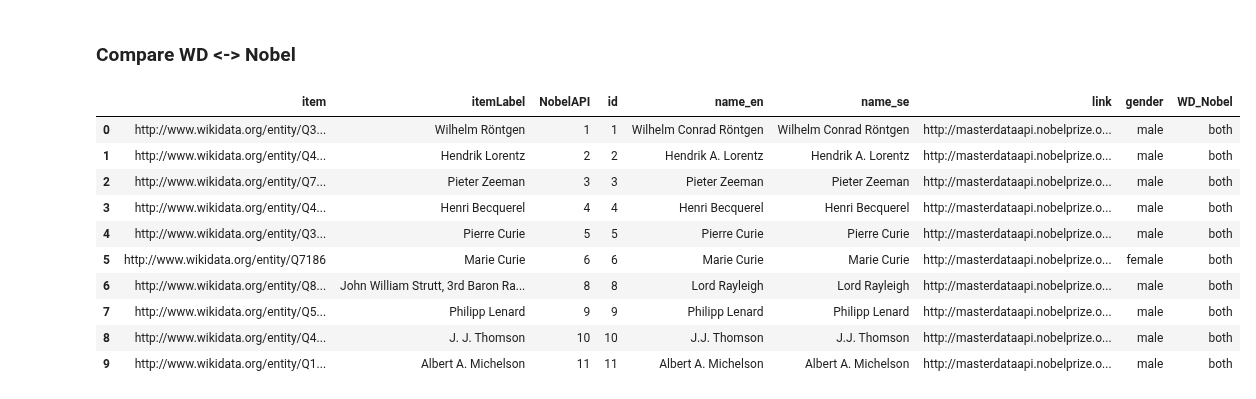
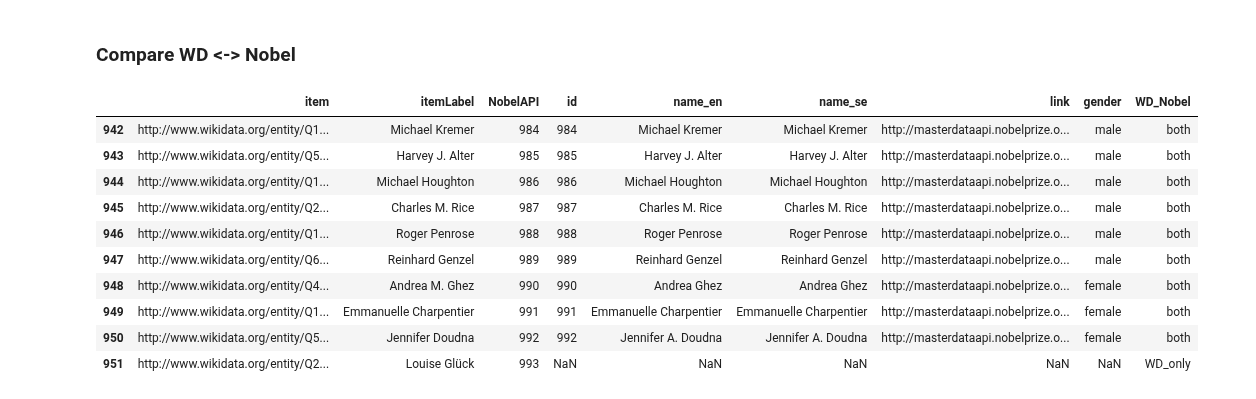
Before and after one commit to salgo60/open-data-examples, a Jupyter notebook: Nobel API.ipynb, the cells around one changed output. Cells and saved outputs as stored; diff of their text form; code cells hidden in the pictures.

Commit message:
Nobel
Nobel

```diff
--- a/Nobel API.ipynb
+++ b/Nobel API.ipynb
@@ -161,20 +162,20 @@ memory usage: 22.4+ KB
 # %%
 dfmerge = pd.merge(WDNobel, NobelTot,how='outer', left_on="NobelAPI",right_on="id",indicator=True)
 dfmerge['_merge'] = dfmerge['_merge'].str.replace('left_only','WD_only').str.replace('right_only','Nobel_only')
 dfmerge.rename(columns={"_merge": "WD_Nobel"},inplace = True)
-dfmerge[0:10]
+dfmerge[-10:]
 # %% [output]
 |  | item | itemLabel | NobelAPI | id | name_en | name_se | link | gender | WD_Nobel |
-| 0 | http://www.wikidata.org/entity/Q3... | Wilhelm Röntgen | 1 | 1 | Wilhelm Conrad Röntgen | Wilhelm Conrad Röntgen | http://masterdataapi.nobelprize.o... | male | both |
-| 1 | http://www.wikidata.org/entity/Q4... | Hendrik Lorentz | 2 | 2 | Hendrik A. Lorentz | Hendrik A. Lorentz | http://masterdataapi.nobelprize.o... | male | both |
-| 2 | http://www.wikidata.org/entity/Q7... | Pieter Zeeman | 3 | 3 | Pieter Zeeman | Pieter Zeeman | http://masterdataapi.nobelprize.o... | male | both |
-| 3 | http://www.wikidata.org/entity/Q4... | Henri Becquerel | 4 | 4 | Henri Becquerel | Henri Becquerel | http://masterdataapi.nobelprize.o... | male | both |
-| 4 | http://www.wikidata.org/entity/Q3... | Pierre Curie | 5 | 5 | Pierre Curie | Pierre Curie | http://masterdataapi.nobelprize.o... | male | both |
-| 5 | http://www.wikidata.org/entity/Q7186 | Marie Curie | 6 | 6 | Marie Curie | Marie Curie | http://masterdataapi.nobelprize.o... | female | both |
-| 6 | http://www.wikidata.org/entity/Q8... | John William Strutt, 3rd Baron Ra... | 8 | 8 | Lord Rayleigh | Lord Rayleigh | http://masterdataapi.nobelprize.o... | male | both |
-| 7 | http://www.wikidata.org/entity/Q5... | Philipp Lenard | 9 | 9 | Philipp Lenard | Philipp Lenard | http://masterdataapi.nobelprize.o... | male | both |
-| 8 | http://www.wikidata.org/entity/Q4... | J. J. Thomson | 10 | 10 | J.J. Thomson | J.J. Thomson | http://masterdataapi.nobelprize.o... | male | both |
-| 9 | http://www.wikidata.org/entity/Q1... | Albert A. Michelson | 11 | 11 | Albert A. Michelson | Albert A. Michelson | http://masterdataapi.nobelprize.o... | male | both |
+| 942 | http://www.wikidata.org/entity/Q1... | Michael Kremer | 984 | 984 | Michael Kremer | Michael Kremer | http://masterdataapi.nobelprize.o... | male | both |
+| 943 | http://www.wikidata.org/entity/Q5... | Harvey J. Alter | 985 | 985 | Harvey J. Alter | Harvey J. Alter | http://masterdataapi.nobelprize.o... | male | both |
+| 944 | http://www.wikidata.org/entity/Q1... | Michael Houghton | 986 | 986 | Michael Houghton | Michael Houghton | http://masterdataapi.nobelprize.o... | male | both |
+| 945 | http://www.wikidata.org/entity/Q2... | Charles M. Rice | 987 | 987 | Charles M. Rice | Charles M. Rice | http://masterdataapi.nobelprize.o... | male | both |
+| 946 | http://www.wikidata.org/entity/Q1... | Roger Penrose | 988 | 988 | Roger Penrose | Roger Penrose | http://masterdataapi.nobelprize.o... | male | both |
+| 947 | http://www.wikidata.org/entity/Q6... | Reinhard Genzel | 989 | 989 | Reinhard Genzel | Reinhard Genzel | http://masterdataapi.nobelprize.o... | male | both |
+| 948 | http://www.wikidata.org/entity/Q4... | Andrea M. Ghez | 990 | 990 | Andrea Ghez | Andrea Ghez | http://masterdataapi.nobelprize.o... | female | both |
+| 949 | http://www.wikidata.org/entity/Q1... | Emmanuelle Charpentier | 991 | 991 | Emmanuelle Charpentier | Emmanuelle Charpentier | http://masterdataapi.nobelprize.o... | female | both |
+| 950 | http://www.wikidata.org/entity/Q5... | Jennifer Doudna | 992 | 992 | Jennifer A. Doudna | Jennifer A. Doudna | http://masterdataapi.nobelprize.o... | female | both |
+| 951 | http://www.wikidata.org/entity/Q2... | Louise Glück | 993 | NaN | NaN | NaN | NaN | NaN | WD_only |
 # %%
 dfmerge["WD_Nobel"].value_counts()
 # %% [output]
```
Also changed, not shown: parts of 9 cells of this notebook, 2 other files.
